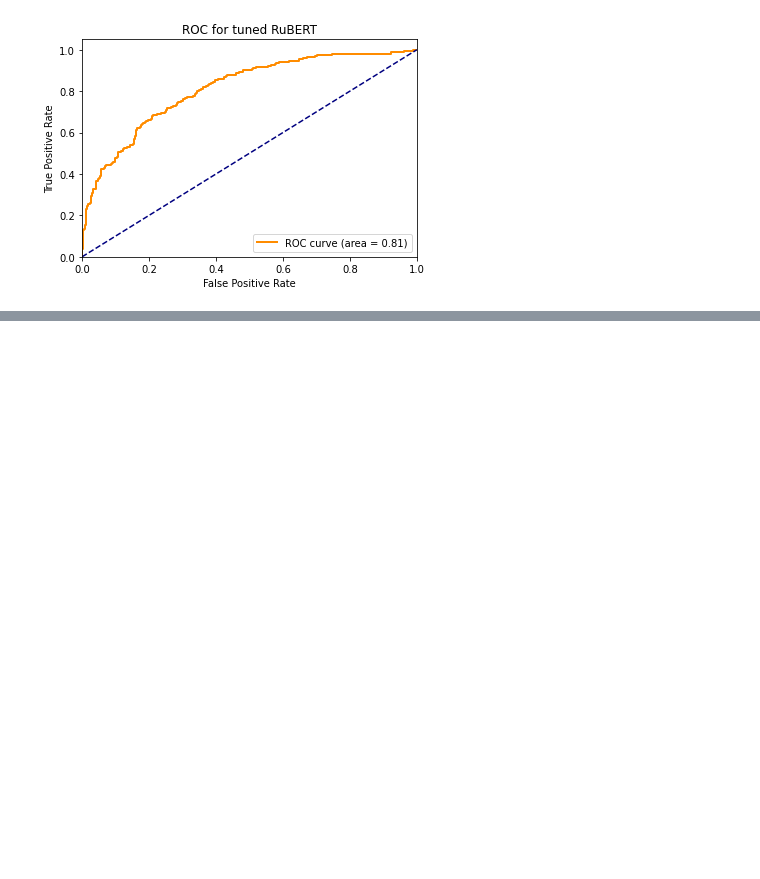
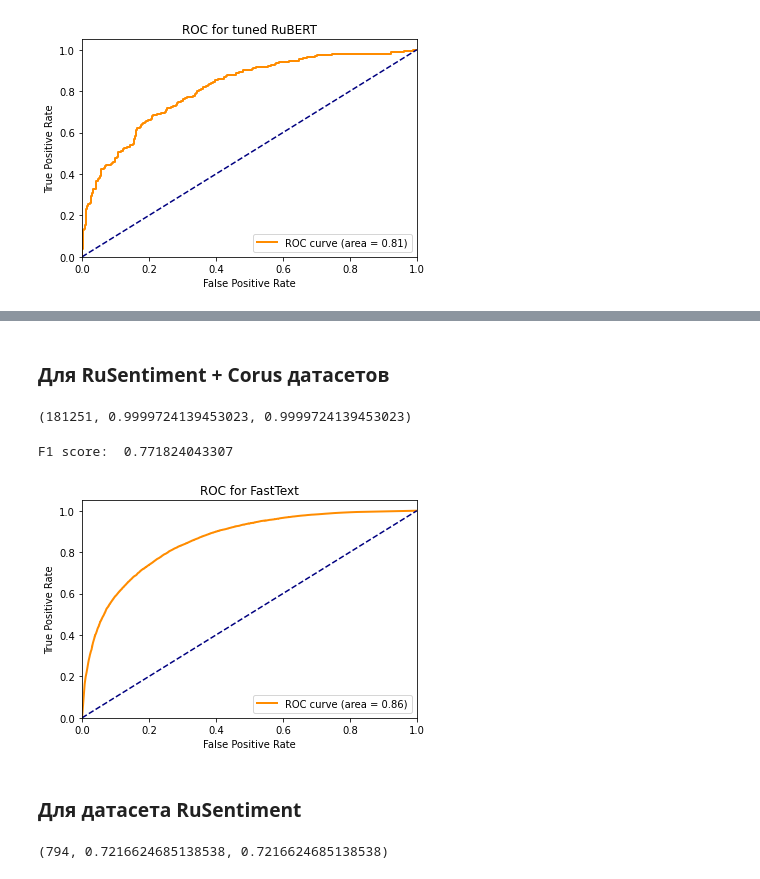
Before and after one commit to IlyaKusakin/RuSentiment, a Jupyter notebook: sentiments.ipynb, the cells around one changed output, grey strips where cells are left out. Saved outputs shown, nothing was run; the diff lists cells and outputs as text; code cells hidden in the pictures; blank space fills up the shorter version.

Commit message:
Added fasttext models

```diff
--- a/sentiments.ipynb
+++ b/sentiments.ipynb
@@ -355,7 +358,7 @@ You should probably TRAIN this model on a down-stream task to be able to use it
 # %% [markdown]
 #### Для датасета RuSentiment
 # %%
-weights_file = 'tuned_RuBERT_rusent.pt'
+weights_file = '/content/drive/MyDrive/sentiments/tuned_RuBERT_rusent.pt'
 training(tuned_RuBERT, train_rusent_loader, test_rusent_loader, weights_file, 25)
 
 tuned_RuBERT.load_state_dict(torch.load(weights_file))
@@ -392,7 +395,7 @@ tuned_RuBERT = transformers.BertForSequenceClassification.from_pretrained(
 ).to(device)
 
 optimizer = torch.optim.Adam(tuned_RuBERT.parameters(), lr=lr)
-weights_file = 'tuned_RuBERT_common.pt'
+weights_file = '/content/drive/MyDrive/sentiments/tuned_RuBERT_common.pt'
 
 training(tuned_RuBERT, train_common_loader, test_common_loader, weights_file, 3)
 tuned_RuBERT.load_state_dict(torch.load(weights_file))
@@ -412,0 +454,49 @@ F1 score:  0.780835881753313
+# %%
+def predict_sample(text, model):
+    prediction = model.predict(text, k=1)
+    tag = prediction[0][0]
+    proba = prediction[1][0]
+    tag = tag.replace('__label__', '')
+    return int(tag), proba
+
+def predict(test_list, model):
+  y_pred = []
+  y_label = []
+
+  for text_dict in test_list:
+    pred_label, proba = predict_sample(text_dict['text'], model)
+
+    if pred_label==1:
+      y_pred.append([1-proba, proba])
+    else:
+      y_pred.append([proba, 1-proba])
+
+    y_label.append(text_dict['label'])
+
+  return np.array(y_pred), np.array(y_label)
+# %% [markdown]
+### Для RuSentiment + Corus датасетов
+# %%
+model_common = fasttext.train_supervised(input='df_train_common.txt', dim=300,
+                                  epoch=50, lr=0.1,
+                                  wordNgrams=3, ws=5)
+
+model_common.test("df_test_common.txt", k=1)
+# %% [output]
+(181251, 0.9999724139453023, 0.9999724139453023)
+# %%
+y_pred, y_label = predict(test_common_list_, model_common)
+calc_roc(y_pred, y_label, 'FastText')
+# %% [output]
+F1 score:  0.771824043307
+[figure, added]
+# %% [markdown]
+### Для датасета RuSentiment
+# %%
+model_rusent = fasttext.train_supervised(input='df_train_rusent.txt', dim=300,
+                                  epoch=500, lr=0.1,
+                                  wordNgrams=3, ws=5)
+
+model_rusent.test("df_test_rusent.txt", k=1)
+# %% [output]
+(794, 0.7216624685138538, 0.7216624685138538)
```
Also changed, not shown: parts of 13 cells of this notebook.
